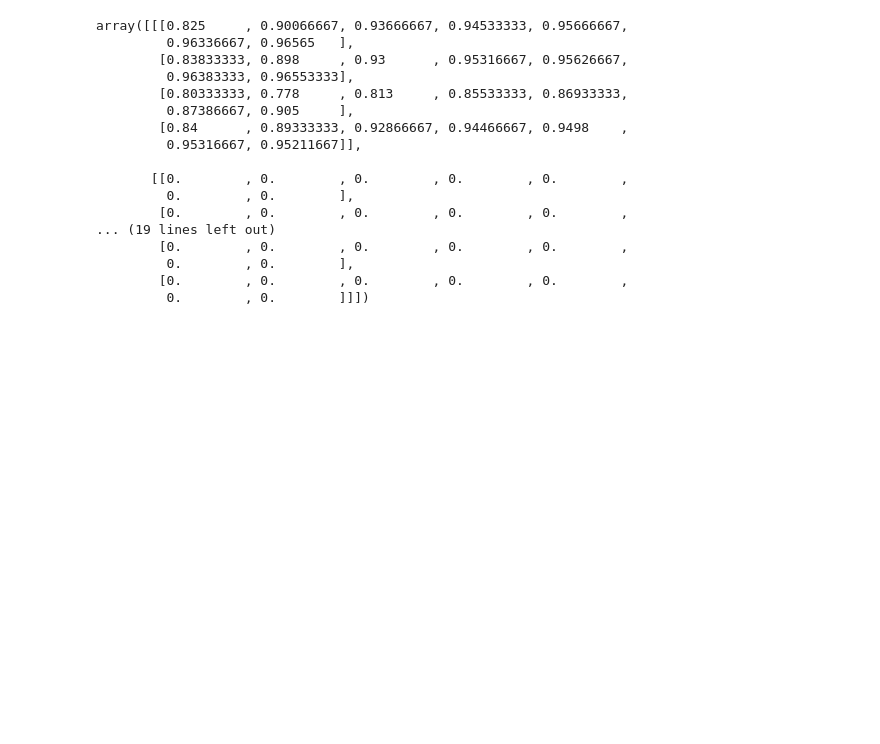
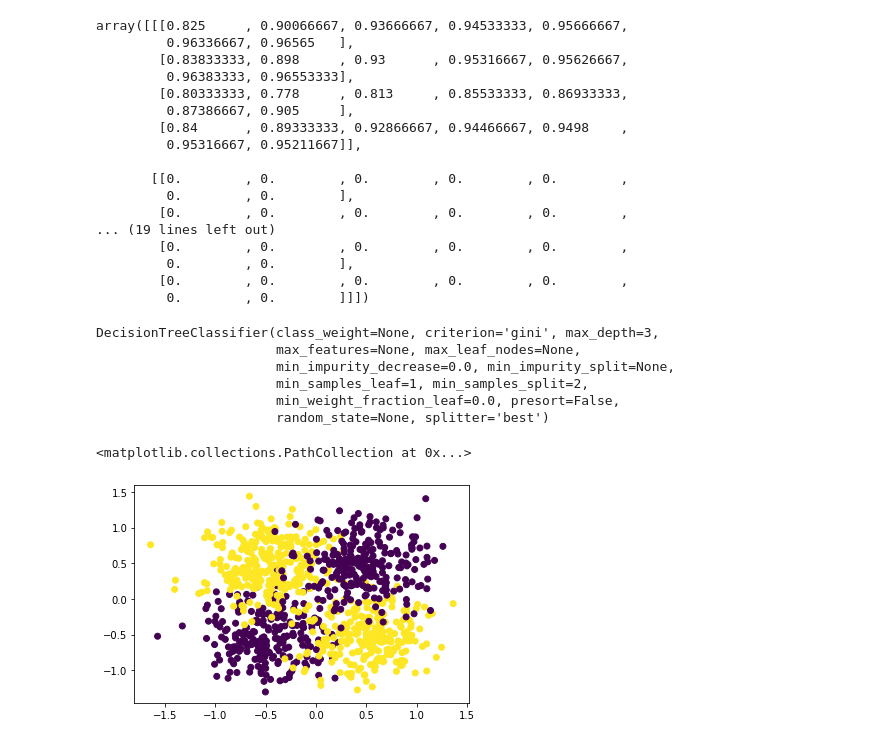
Before and after one commit to neurodata/hayden, a Jupyter notebook: task-dissimilarity/task-dissimilarity-2.ipynb, the cells around one changed output. Cells and saved outputs as stored; diff of their text form; code cells hidden in the pictures; blank space fills up the shorter version.

```diff
--- a/task-dissimilarity/task-dissimilarity-2.ipynb
+++ b/task-dissimilarity/task-dissimilarity-2.ipynb
@@ -420,3 +420,20 @@ array([[[0.825     , 0.90066667, 0.93666667, 0.94533333, 0.95666667,
          0.        , 0.        ],
         [0.        , 0.        , 0.        , 0.        , 0.        ,
          0.        , 0.        ]]])
+# %%
+X, y = generate_gaussian_parity(1000, cov_scale=0.1, angle_params=0)
+dt = DecisionTreeClassifier(max_depth=3, criterion='gini')
+dt.fit(X, y)
+# %% [output]
+DecisionTreeClassifier(class_weight=None, criterion='gini', max_depth=3,
+                       max_features=None, max_leaf_nodes=None,
+                       min_impurity_decrease=0.0, min_impurity_split=None,
+                       min_samples_leaf=1, min_samples_split=2,
+                       min_weight_fraction_leaf=0.0, presort=False,
+                       random_state=None, splitter='best')
+# %%
+fig, ax = plt.subplots(1,1)
+ax.scatter(X[:, 0], X[:, 1], c=y)
+# %% [output]
+<matplotlib.collections.PathCollection at 0x...>
+[figure, added]
```
Also changed, not shown: parts of 12 cells of this notebook, 14 other files.
